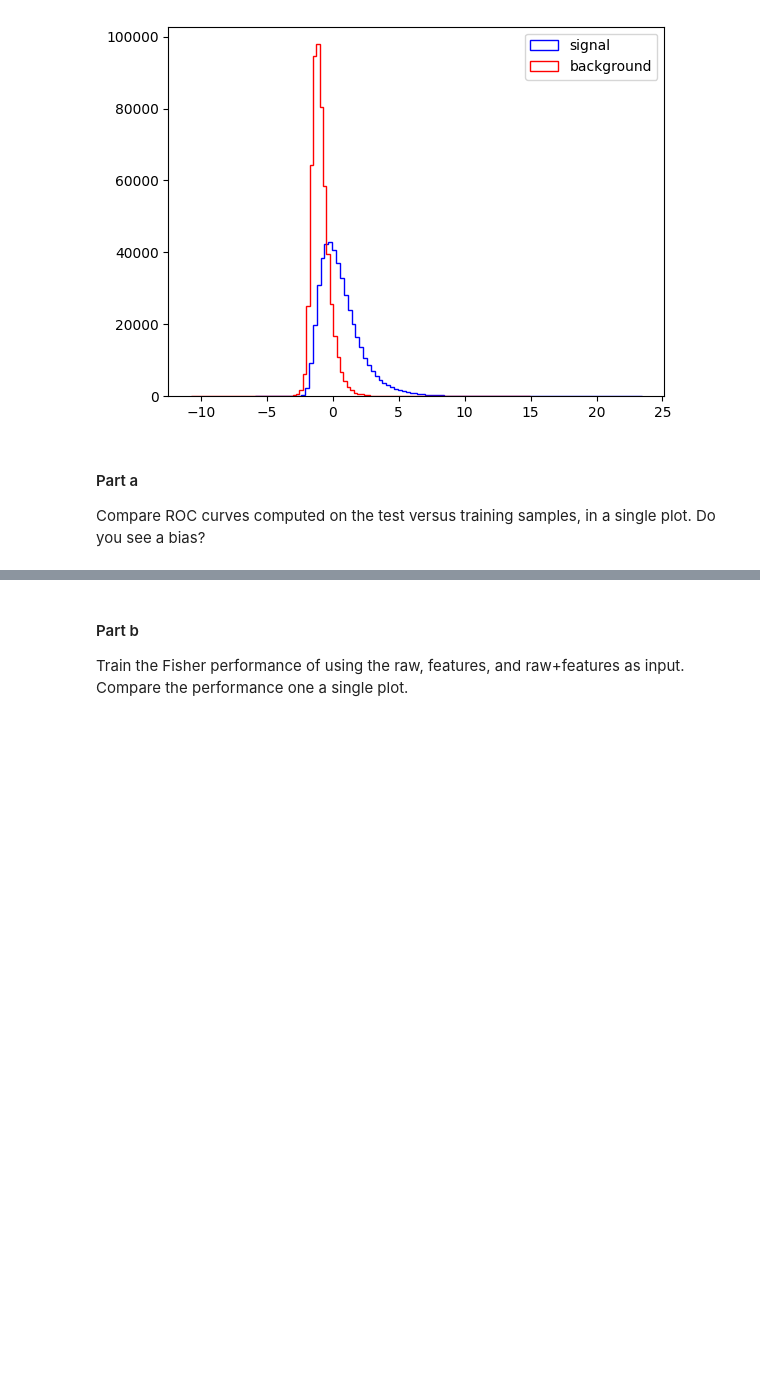
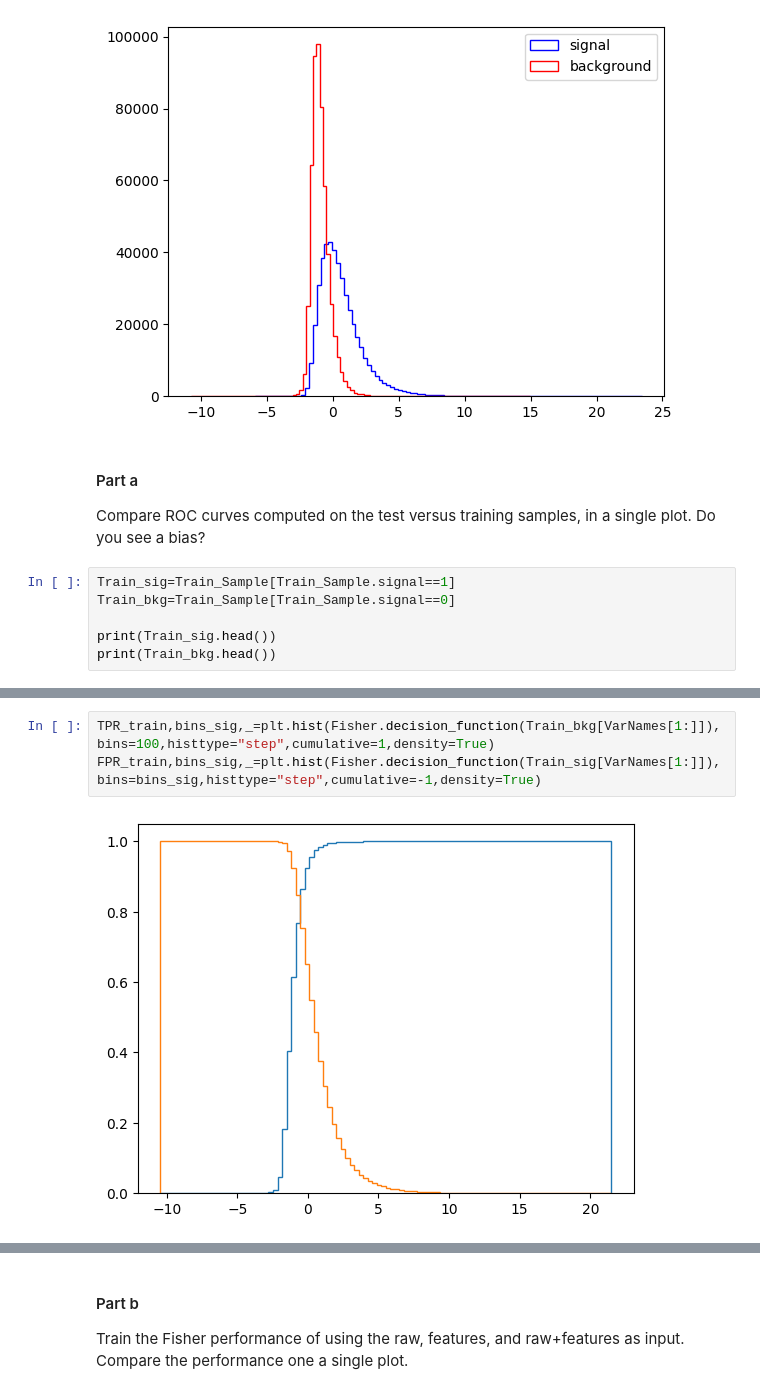
Before and after one commit to reese-quinto/DATA3402.Spring23, a Jupyter notebook: Labs/Lab.06/Lab06_deliverable.ipynb, the cells around one changed output, grey strips where cells are left out. Drawn from its saved outputs; the diff is of its cells as text; blank space fills up the shorter version.

```diff
--- a/Labs/Lab.06/Lab06_deliverable.ipynb
+++ b/Labs/Lab.06/Lab06_deliverable.ipynb
@@ -123,3 +132,9 @@ plt.show()
 #### Part a
 
 Compare ROC curves computed on the test versus training samples, in a single plot. Do you see a bias?
+# %%
+Train_sig=Train_Sample[Train_Sample.signal==1]
+Train_bkg=Train_Sample[Train_Sample.signal==0]
+
+print(Train_sig.head())
+print(Train_bkg.head())
@@ -129,0 +164,5 @@ TPR,bins_sig,_=plt.hist(Fisher.decision_function(Test_sig[VarNames[1:]]),bins=10
+# %%
+TPR_train,bins_sig,_=plt.hist(Fisher.decision_function(Train_bkg[VarNames[1:]]),bins=100,histtype="step",cumulative=1,density=True)
+FPR_train,bins_sig,_=plt.hist(Fisher.decision_function(Train_sig[VarNames[1:]]),bins=bins_sig,histtype="step",cumulative=-1,density=True)
+# %% [output]
+[figure, added]
```
Also changed, not shown: parts of 6 cells of this notebook.
